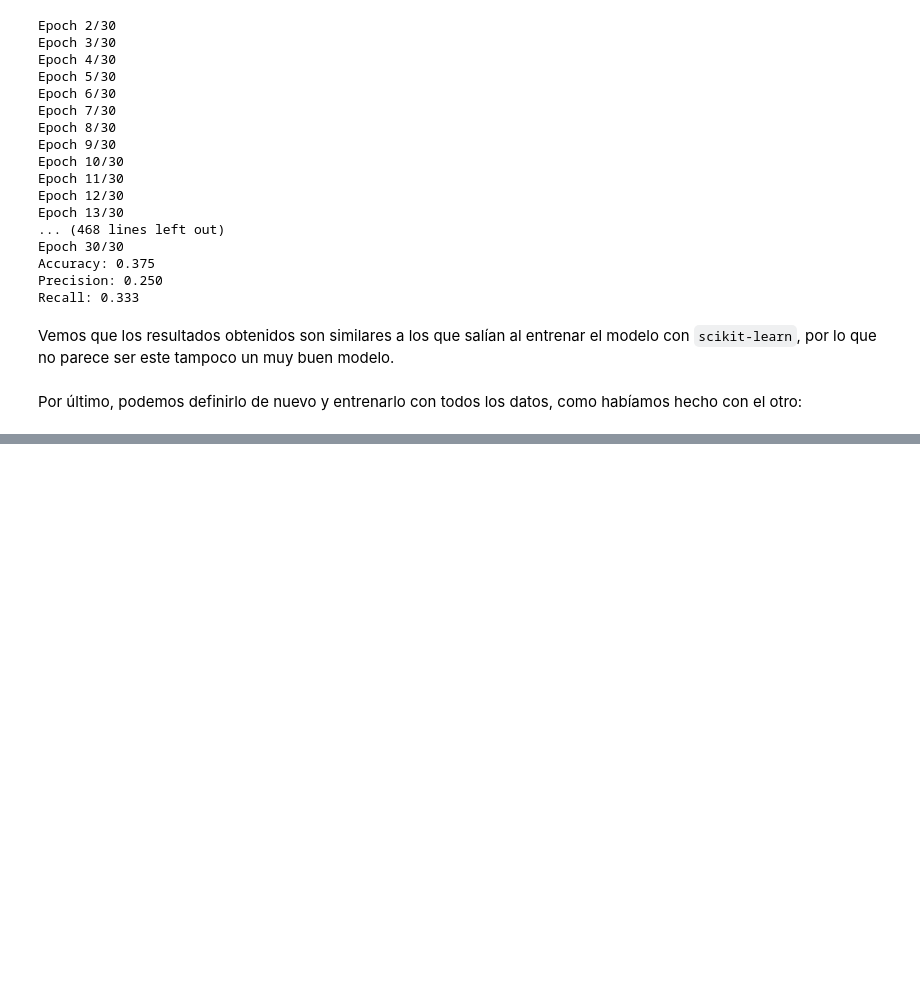
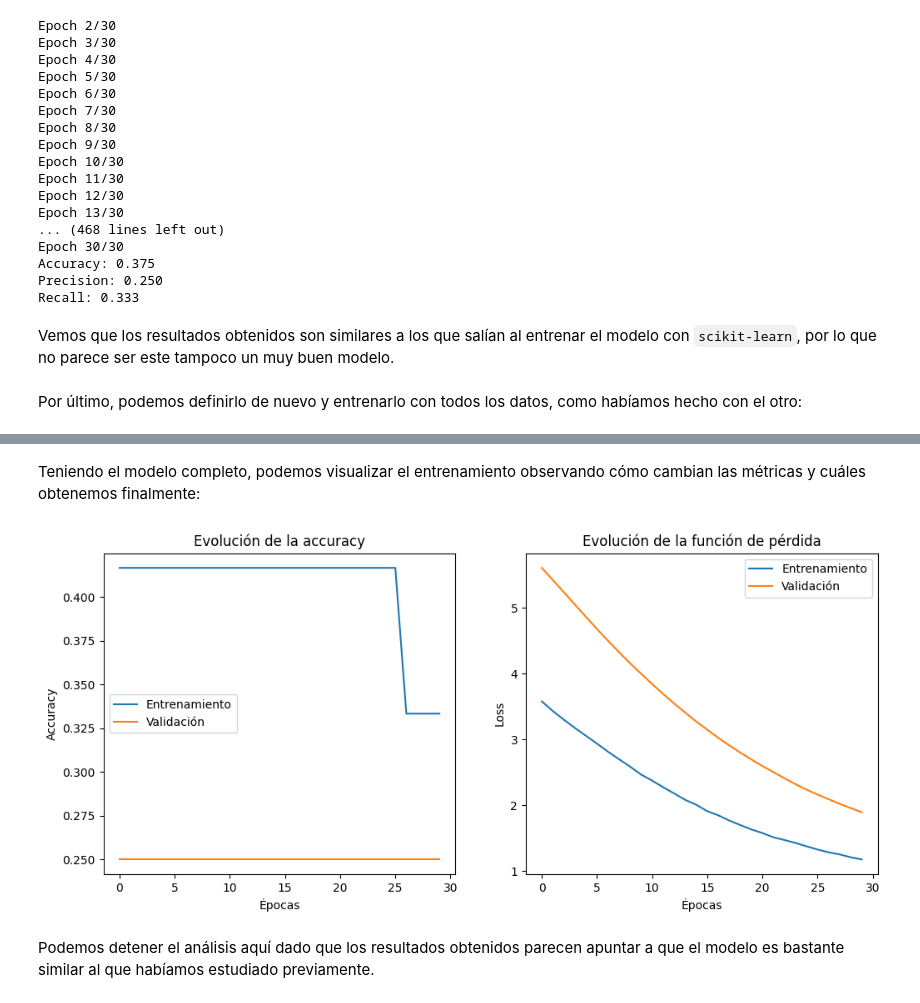
Before and after one commit to jorge-ruizl-um-es/fog-prediction, a Jupyter notebook: models/neural_network.ipynb, the cells around one changed output, grey strips where cells are left out. Drawn from its saved outputs; the diff is of its cells as text; code cells hidden in the pictures; blank space fills up the shorter version.

Commit message:
Terminada red neuronal con keras

```diff
--- a/models/neural_network.ipynb
+++ b/models/neural_network.ipynb
@@ -410,11 +410,11 @@ Vemos que los resultados obtenidos son similares a los que salían al entrenar e
 Por último, podemos definirlo de nuevo y entrenarlo con todos los datos, como habíamos hecho con el otro:
 # %%
 # Creación del modelo
-modelo_keras_completo = keras.Sequential(
+modelo_keras_completo = keras.Sequential([
 	layers.Dense(3, activation="relu", name="layer1"),
 	layers.Dense(4, activation="relu", name="layer2"),
 	layers.Dense(1, activation="sigmoid", name="binary_output")  # capa de salida
-)
+])
 
 # Compilación
 modelo_keras_completo.compile(optimizer="adam",
@@ -423,5 +423,5 @@ modelo_keras_completo.compile(optimizer="adam",
 )
 
 # Entrenamiento
-modelo_keras_completo.fit(X, y.replace({"NO":0, "SI":1}), epochs=30, batch_size=4, verbose="0", validation_split=0.2)
+historial = modelo_keras_completo.fit(X, y.replace({"NO":0, "SI":1}), epochs=30, batch_size=4, verbose="0", validation_split=0.2)
 # %% [output]
@@ -428,0 +446,28 @@ ValueError: Argument `name` must be a string and cannot contain character `/`. R
+# %% [markdown]
+Teniendo el modelo completo, podemos visualizar el entrenamiento observando cómo cambian las métricas y cuáles obtenemos finalmente:
+# %%
+plt.figure(figsize=(12,5))
+
+# Accuracy
+plt.subplot(1,2,1)
+plt.plot(historial.history['accuracy'], label='Entrenamiento')
+plt.plot(historial.history['val_accuracy'], label='Validación')
+plt.title("Evolución de la accuracy")
+plt.xlabel("Épocas")
+plt.ylabel("Accuracy")
+plt.legend()
+
+# Pérdida
+plt.subplot(1,2,2)
+plt.plot(historial.history['loss'], label='Entrenamiento')
+plt.plot(historial.history['val_loss'], label='Validación')
+plt.title("Evolución de la función de pérdida")
+plt.xlabel("Épocas")
+plt.ylabel("Loss")
+plt.legend()
+
+plt.show()
+# %% [output]
+[figure, added]
+# %% [markdown]
+Podemos detener el análisis aquí dado que los resultados obtenidos parecen apuntar a que el modelo es bastante similar al que habíamos estudiado previamente.
```
Also changed, not shown: parts of 1 cell of this notebook.
